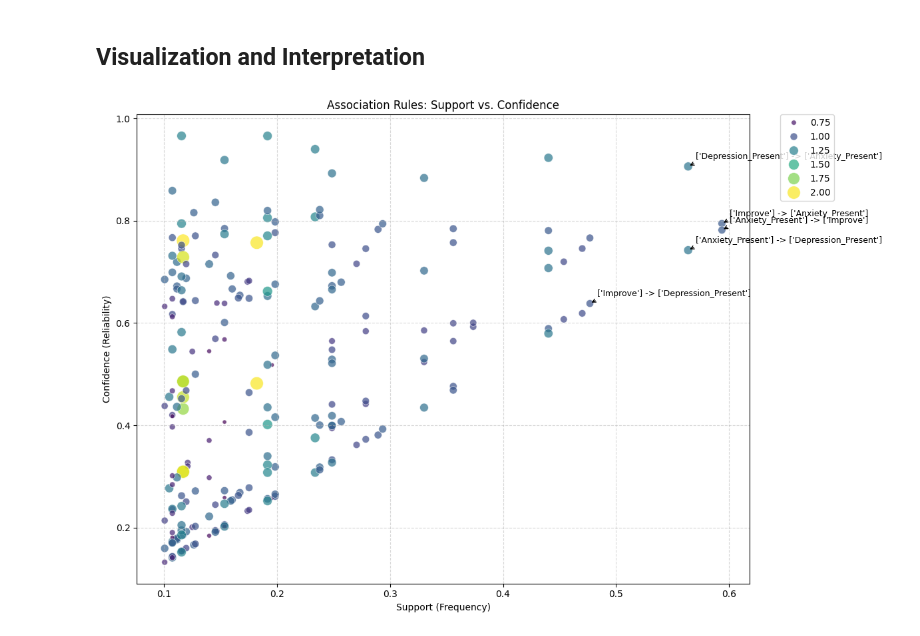
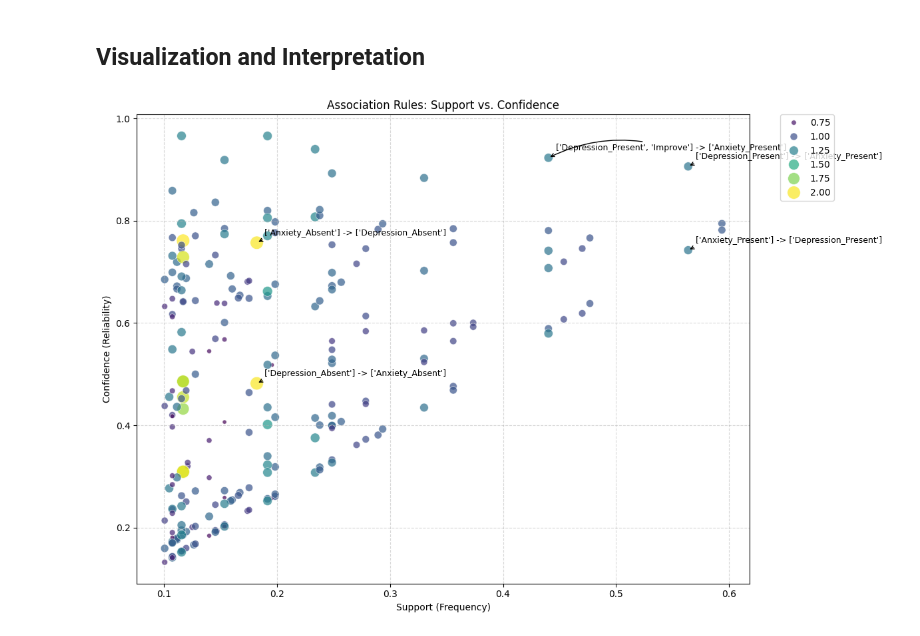
Before and after one commit to bbeecue/CSC172-AssociationMining-Belvis, a Jupyter notebook: notebooks/apriori_implementation.ipynb, the cells around one changed output. Cells and saved outputs as stored; diff of their text form; code cells hidden in the pictures.

```diff
--- a/notebooks/apriori_implementation.ipynb
+++ b/notebooks/apriori_implementation.ipynb
@@ -208,39 +204,41 @@ Total rules generated: 50
 # %% [markdown]
 ## **Visualization and Interpretation**
 # %%
+all_rules = association_rules(frequent_items, metric="confidence", min_threshold=0.01)
+
 all_rules['rule_name'] = all_rules.apply(lambda x: f"{list(x['antecedents'])} -> {list(x['consequents'])}", axis=1)
 
 # acc to what metric and how many to label
-top_rules_to_label = all_rules.sort_values('support', ascending=False).head(5)
+top_rules_to_label = all_rules.sort_values('leverage', ascending=False).head(5)
 
 plt.figure(figsize=(12, 8))
 sns.scatterplot(
     data=all_rules,
     x="support",
     y="confidence",
     size="lift",
     hue="lift",
     palette="viridis",
     sizes=(20, 200),
     alpha=0.7
 )
 
 for i, row in top_rules_to_label.iterrows():
     plt.annotate(
         row['rule_name'],
         (row['support'], row['confidence']),
         xytext=(8, 8),
         textcoords='offset points',
         fontsize=9,
         arrowprops=dict(arrowstyle="->", connectionstyle="arc3,rad=.2")
     )
 
 plt.title("Association Rules: Support vs. Confidence")
 plt.xlabel("Support (Frequency)")
 plt.ylabel("Confidence (Reliability)")
 plt.legend(bbox_to_anchor=(1.05, 1), loc=2, borderaxespad=0.)
 plt.grid(True, linestyle='--', alpha=0.5)
 plt.tight_layout()
 plt.show()
 # %% [output]
-[figure, old version]
+[figure, new version]
```
Also changed, not shown: parts of 8 cells of this notebook.
